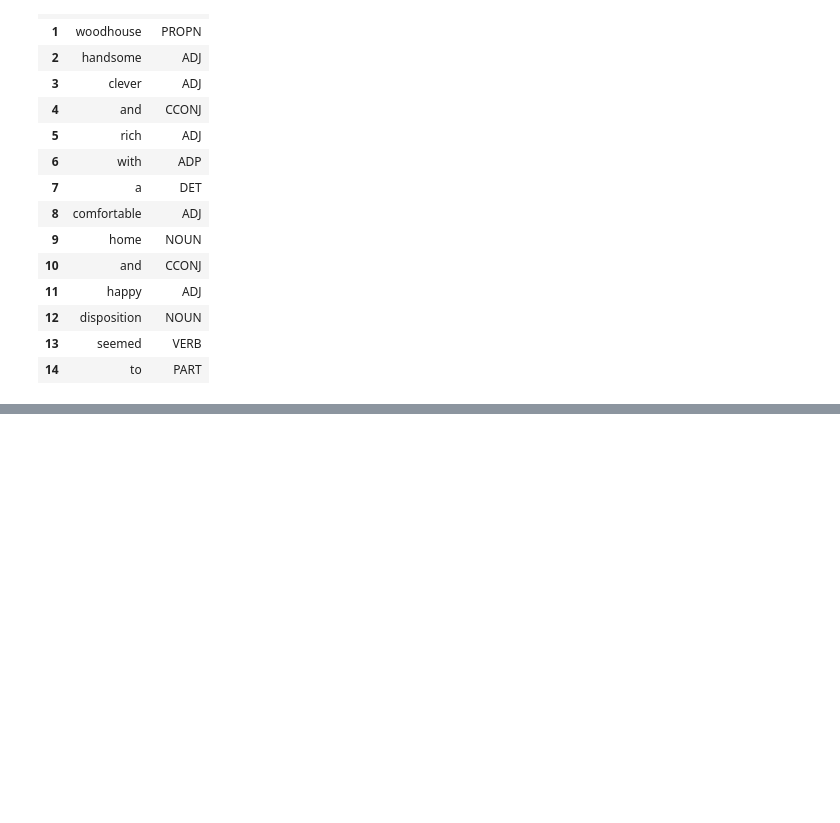
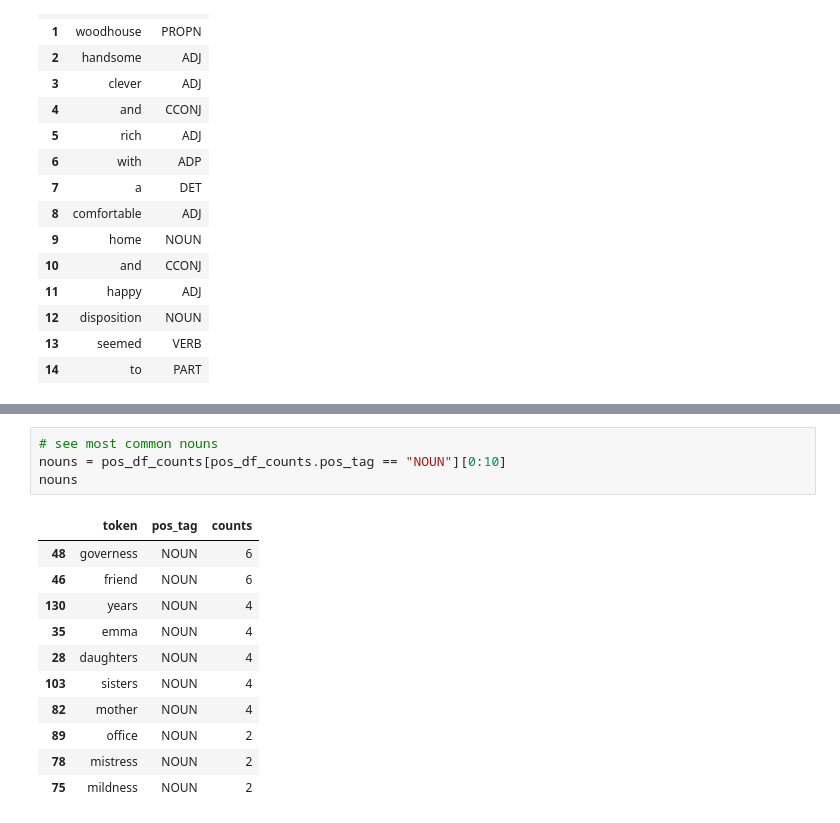
Before and after one commit to anupam-dosar/AI2026, a Jupyter notebook: POS.ipynb, the cells around one changed output, grey strips where cells are left out. Cells and saved outputs as stored; diff of their text form; blank space fills up the shorter version.

```diff
--- a/POS.ipynb
+++ b/POS.ipynb
@@ -57,0 +72,16 @@ pos_df.head(15)
+# %%
+# see most common nouns
+nouns = pos_df_counts[pos_df_counts.pos_tag == "NOUN"][0:10]
+nouns
+# %% [output]
+|  | token | pos_tag | counts |
+| 48 | governess | NOUN | 6 |
+| 46 | friend | NOUN | 6 |
+| 130 | years | NOUN | 4 |
+| 35 | emma | NOUN | 4 |
+| 28 | daughters | NOUN | 4 |
+| 103 | sisters | NOUN | 4 |
+| 82 | mother | NOUN | 4 |
+| 89 | office | NOUN | 2 |
+| 78 | mistress | NOUN | 2 |
+| 75 | mildness | NOUN | 2 |
```
Also changed, not shown: parts of 3 cells of this notebook, 11 other files.
